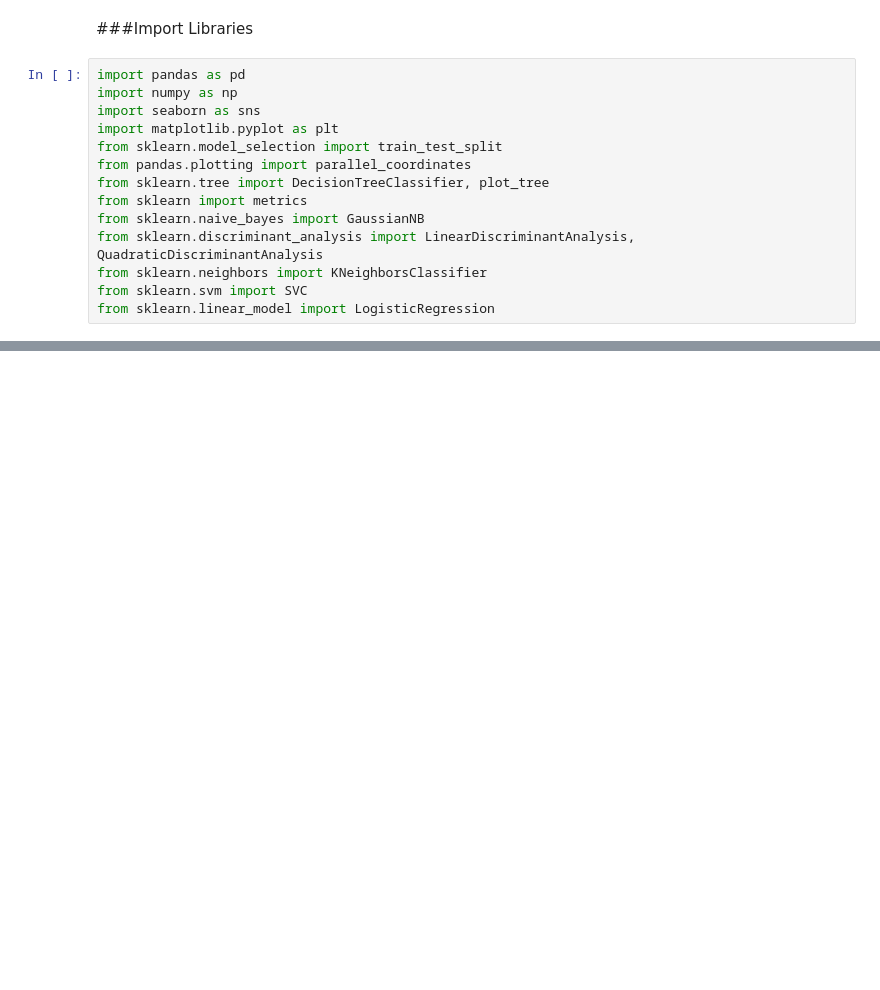
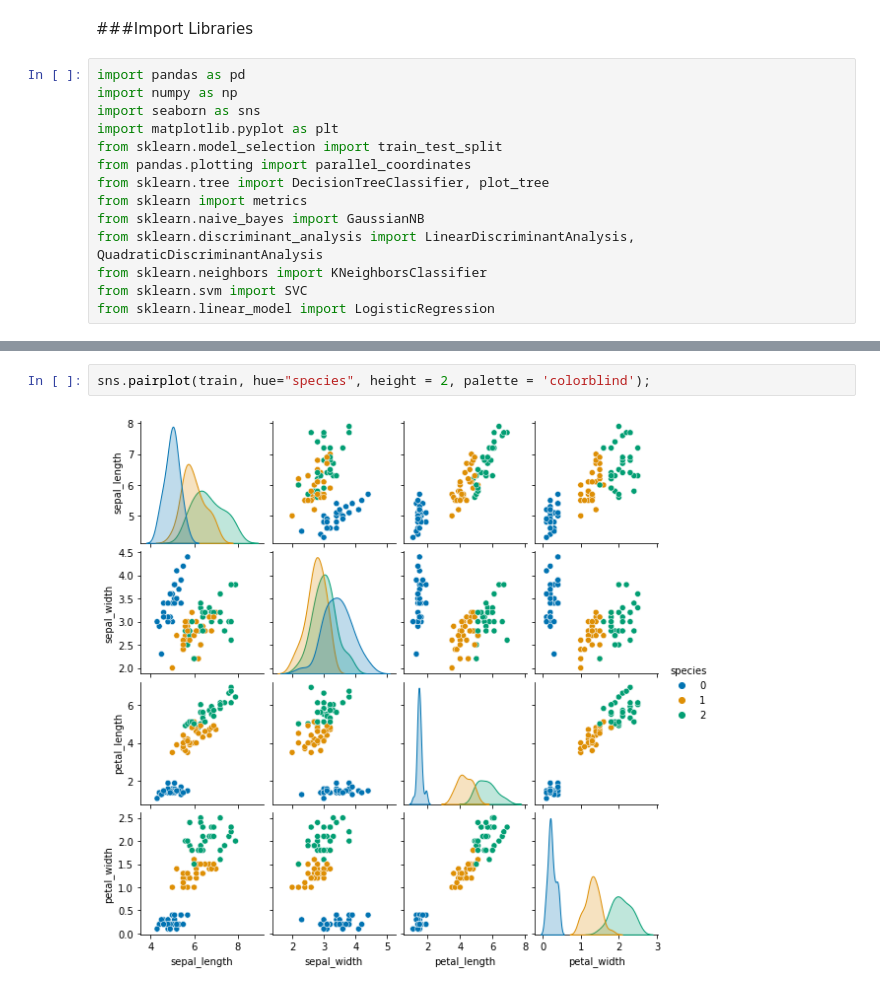
Before and after one commit to gauravpks/ml-repo, a Jupyter notebook: Part 3 - Classification/Classification.ipynb, the cells around one changed output, grey strips where cells are left out. Drawn from its saved outputs; the diff is of its cells as text; blank space fills up the shorter version.

```diff
--- a/Part 3 - Classification/Classification.ipynb
+++ b/Part 3 - Classification/Classification.ipynb
@@ -20,0 +130,4 @@ from sklearn.linear_model import LogisticRegression
+# %%
+sns.pairplot(train, hue="species", height = 2, palette = 'colorblind');
+# %% [output]
+[figure, added]
```
Also changed, not shown: parts of 33 cells of this notebook.
